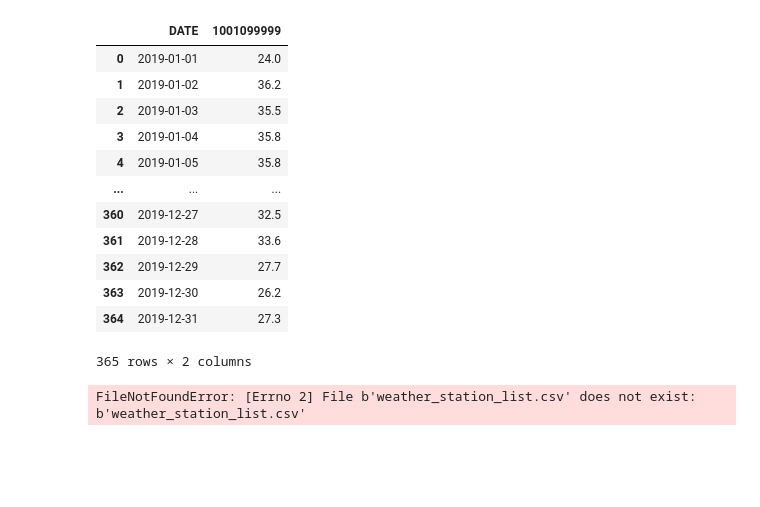
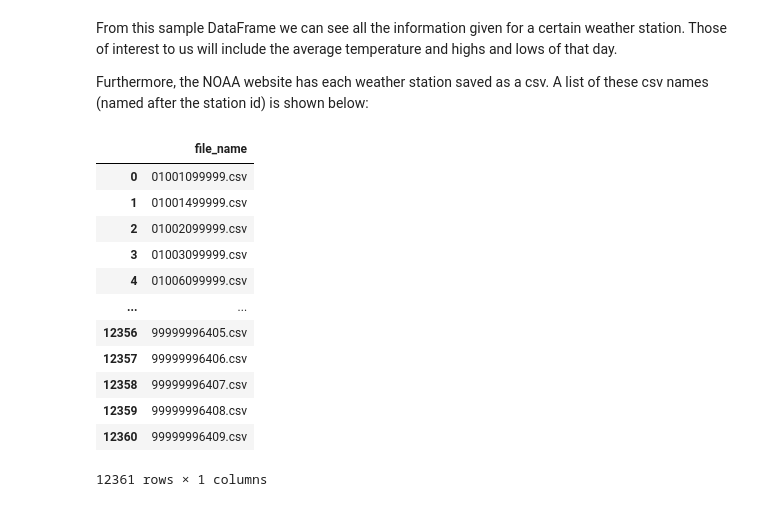
Before and after one commit to ACE-P/ev_temp_map, a Jupyter notebook: Playground/NOAA_approach/data_extract_mk.ipynb, the cells around one changed output. Drawn from its saved outputs; the diff is of its cells as text; code cells hidden in the pictures; blank space fills up the shorter version.

```diff
--- a/Playground/NOAA_approach/data_extract_mk.ipynb
+++ b/Playground/NOAA_approach/data_extract_mk.ipynb
@@ -23,23 +33,21 @@ df
-# %%
-df2 = df[['DATE','TEMP']]
-col = df['STATION'][1]
-df2.rename(columns={"TEMP":str(col)})
-# %% [output]
-|  | DATE | 1001099999 |
-| 0 | 2019-01-01 | 24.0 |
-| 1 | 2019-01-02 | 36.2 |
-| 2 | 2019-01-03 | 35.5 |
-| 3 | 2019-01-04 | 35.8 |
-| 4 | 2019-01-05 | 35.8 |
-| ... | ... | ... |
-| 360 | 2019-12-27 | 32.5 |
-| 361 | 2019-12-28 | 33.6 |
-| 362 | 2019-12-29 | 27.7 |
-| 363 | 2019-12-30 | 26.2 |
-| 364 | 2019-12-31 | 27.3 |
-365 rows × 2 columns
+# %% [markdown]
+From this sample DataFrame we can see all the information given for a certain weather station. Those of interest to us will include the average temperature and highs and lows of that day.
+
+Furthermore, the NOAA website has each weather station saved as a csv. A list of these csv names (named after the station id) is shown below:
 # %%
-l = pd.read_csv('weather_station_list.csv')
-l
+weather_csv = pd.read_csv('weather_station_list.csv')
+weather_csv
 # %% [output]
+|  | file_name |
+| 0 | 01001099999.csv |
+| 1 | 01001499999.csv |
+| 2 | 01002099999.csv |
+| 3 | 01003099999.csv |
+| 4 | 01006099999.csv |
+| ... | ... |
+| 12356 | 99999996405.csv |
+| 12357 | 99999996406.csv |
+| 12358 | 99999996407.csv |
+| 12359 | 99999996408.csv |
+| 12360 | 99999996409.csv |
-FileNotFoundError: [Errno 2] File b'weather_station_list.csv' does not exist: b'weather_station_list.csv'
+12361 rows × 1 columns
```
Also changed, not shown: parts of 23 cells of this notebook, 2 other files.
